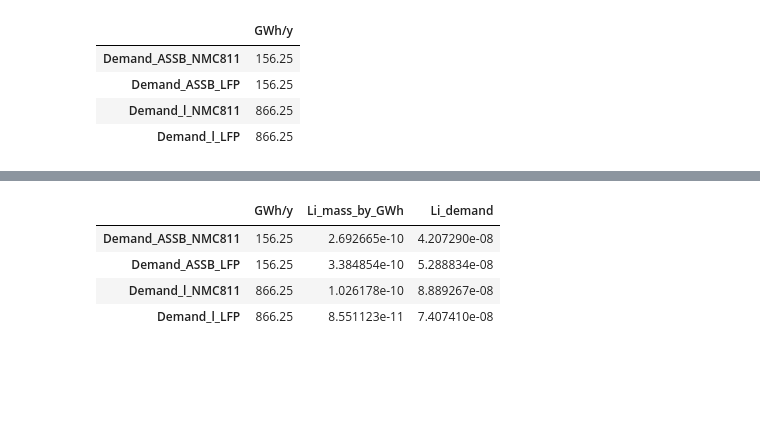
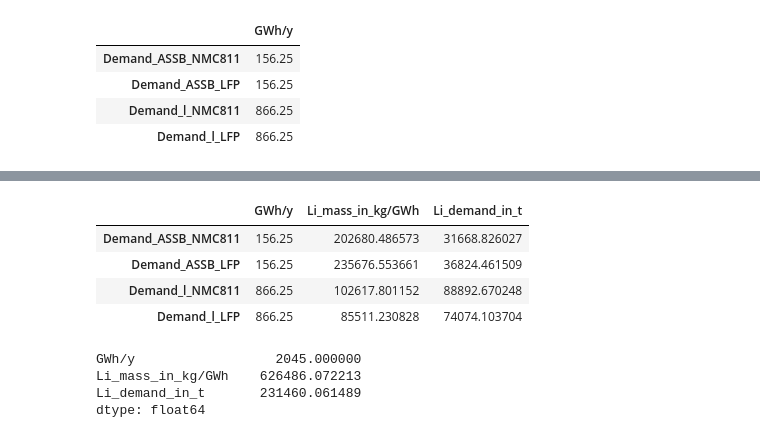
Before and after one commit to environmat/Li_content, a Jupyter notebook: Li_content_calc.ipynb, the cells around one changed output, grey strips where cells are left out. Saved outputs shown, nothing was run; the diff lists cells and outputs as text; code cells hidden in the pictures; blank space fills up the shorter version.

```diff
--- a/Li_content_calc.ipynb
+++ b/Li_content_calc.ipynb
@@ -64,0 +67,5 @@ Separator_LLZO = Cellmodel.Separator("LLZO",
+# %%
+density_Li = 0.534 # g cm-3
+thickness_Li_elec = 20e-4 # 20 micrometer
+areal_capa_LiM = LiM.spec_cap * density_Li * thickness_Li_elec # in mAh cm-2
+areal_capa_LiM
@@ -116,11 +125,11 @@ negative_Gr = Cellmodel.Electrodecomposition_anode_opt1(Gr.name ,
                                                        )
 
 negative_LiM = Cellmodel.Electrodecomposition_anode_opt1(LiM.name ,
-                                                         10.32 ,
+                                                         areal_capa_LiM ,
                                                          1.00 ,
                                                          0.543,
                                                          LiM
-                                                        ) # 50µm == 10.32 mAh/cm2
+                                                        )
 # %% [markdown]
 ## Combining all into cells
 # %%
@@ -630,7 +639,3 @@ Li_mass_Wh = [df_Li_total_cells['Li_mass_by_Wh'][0], # NMC811-LiM
               df_Li_total_cells_l['Li_mass_by_Wh'][0], # NMC811-Gr
               df_Li_total_cells_l['Li_mass_by_Wh'][2], # LFP-Gr
              ]
-# %%
-df_demand['Li_mass_by_GWh'] = Li_mass_Wh # still need to divide by 1e9
-df_demand['Li_mass_by_GWh'] = df_demand['Li_mass_by_GWh']/1e9
-df_demand
@@ -642,0 +642,4 @@ df_demand
+# %%
+df_demand['Li_mass_in_kg/GWh'] = Li_mass_Wh # still need to multiply by 1e9 and divide by 1e3 to get kg/GWh
+df_demand['Li_mass_in_kg/GWh'] = df_demand['Li_mass_in_kg/GWh']*1e9/1e3
+df_demand
@@ -643,9 +652,16 @@ df_demand
 # %%
-df_demand['Li_demand'] = df_demand['GWh/y'] * df_demand['Li_mass_by_GWh']
+df_demand['Li_demand_in_t'] = df_demand['GWh/y'] * df_demand['Li_mass_in_kg/GWh'] / 1e3
 df_demand
 # %% [output]
-|  | GWh/y | Li_mass_by_GWh | Li_demand |
-| Demand_ASSB_NMC811 | 156.25 | 2.692665e-10 | 4.207290e-08 |
-| Demand_ASSB_LFP | 156.25 | 3.384854e-10 | 5.288834e-08 |
-| Demand_l_NMC811 | 866.25 | 1.026178e-10 | 8.889267e-08 |
-| Demand_l_LFP | 866.25 | 8.551123e-11 | 7.407410e-08 |
+|  | GWh/y | Li_mass_in_kg/GWh | Li_demand_in_t |
+| Demand_ASSB_NMC811 | 156.25 | 202680.486573 | 31668.826027 |
+| Demand_ASSB_LFP | 156.25 | 235676.553661 | 36824.461509 |
+| Demand_l_NMC811 | 866.25 | 102617.801152 | 88892.670248 |
+| Demand_l_LFP | 866.25 | 85511.230828 | 74074.103704 |
+# %%
+df_demand.sum()
+# %% [output]
+GWh/y                  2045.000000
+Li_mass_in_kg/GWh    626486.072213
+Li_demand_in_t       231460.061489
+dtype: float64
```
Also changed, not shown: parts of 7 cells of this notebook.
